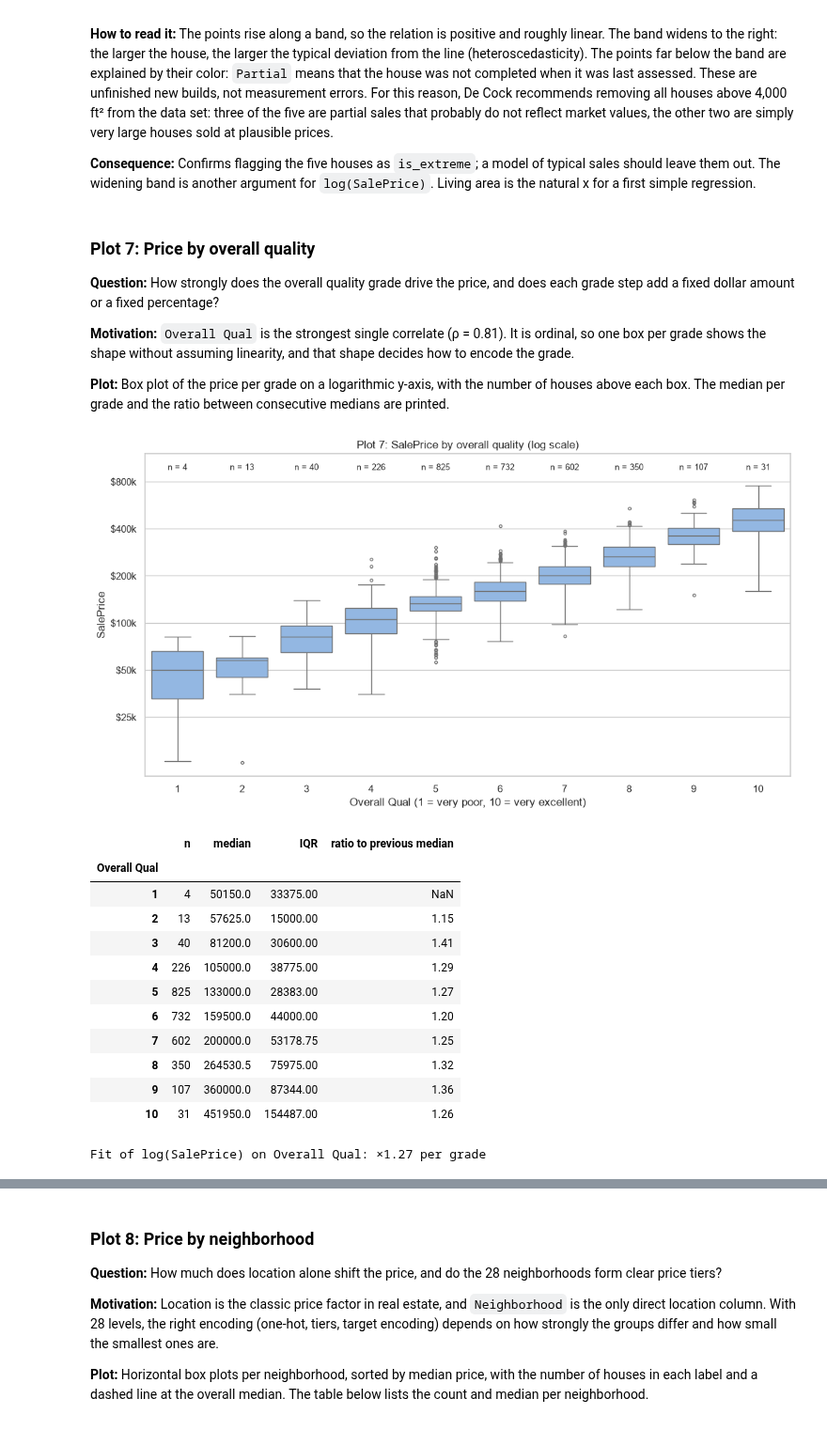
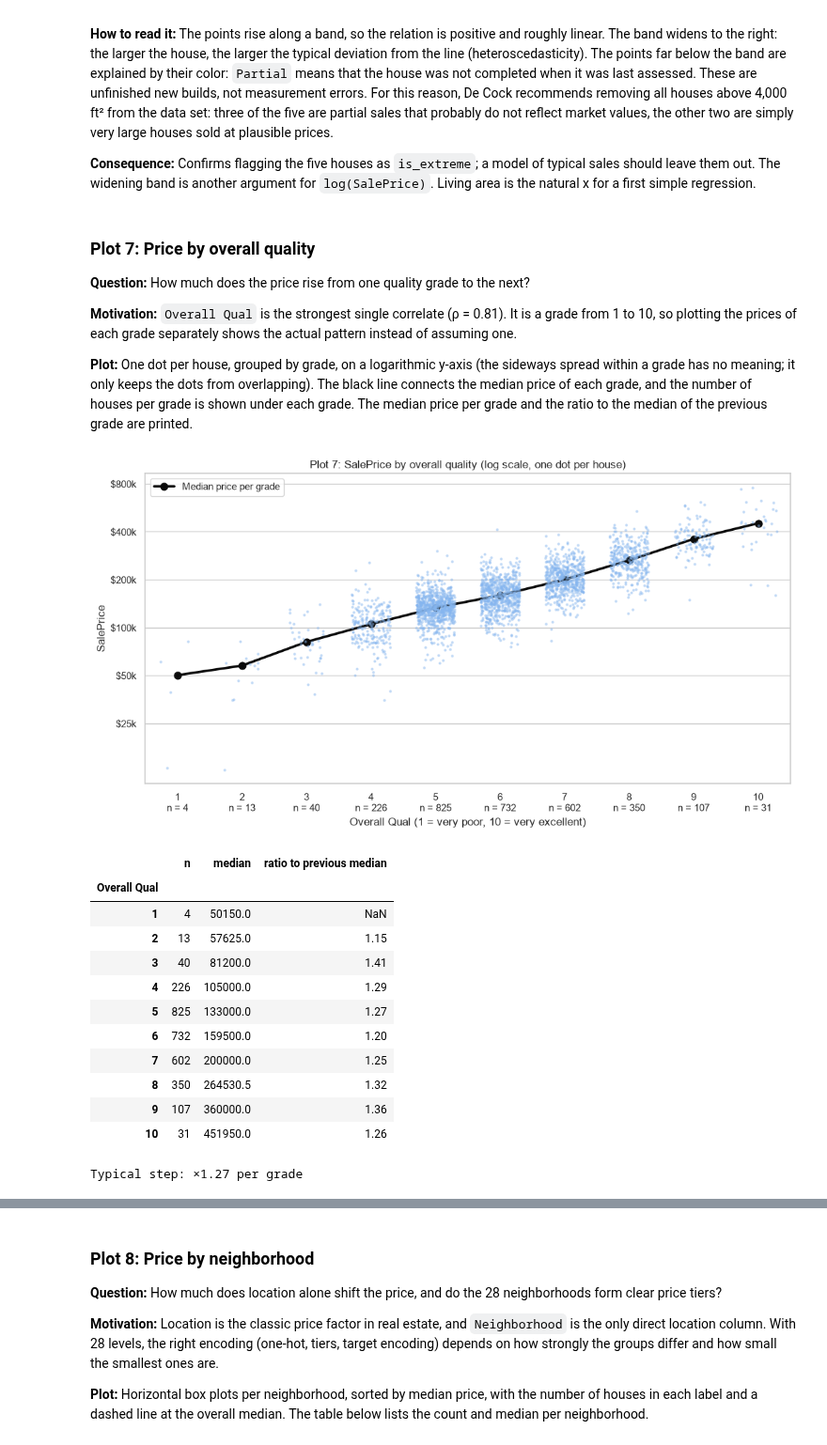
Before and after one commit to AdelinGabriel21/ames-housing-analysis, a Jupyter notebook: notebooks/01_exploratory_data_analysis.ipynb, the cells around one changed output, grey strips where cells are left out. Shown at 94% size. Saved outputs shown, nothing was run; the diff lists cells and outputs as text; code cells hidden in the pictures.

```diff
--- a/notebooks/01_exploratory_data_analysis.ipynb
+++ b/notebooks/01_exploratory_data_analysis.ipynb
@@ -589,54 +589,49 @@ Pearson r (Gr Liv Area, SalePrice): 0.71
 # %% [markdown]
 ### Plot 7: Price by overall quality
 
-**Question:** How strongly does the overall quality grade drive the price, and does each grade step add a fixed dollar amount or a fixed percentage?
+**Question:** How much does the price rise from one quality grade to the next?
 
-**Motivation:** `Overall Qual` is the strongest single correlate (ρ = 0.81). It is ordinal, so one box per grade shows the shape without assuming linearity, and that shape decides how to encode the grade.
+**Motivation:** `Overall Qual` is the strongest single correlate (ρ = 0.81). It is a grade from 1 to 10, so plotting the prices of each grade separately shows the actual pattern instead of assuming one.
 
-**Plot:** Box plot of the price per grade on a logarithmic y-axis, with the number of houses above each box. The median per grade and the ratio between consecutive medians are printed.
+**Plot:** One dot per house, grouped by grade, on a logarithmic y-axis (the sideways spread within a grade has no meaning; it only keeps the dots from overlapping). The black line connects the median price of each grade, and the number of houses per grade is shown under each grade. The median price per grade and the ratio to the median of the previous grade are printed.
 # %%
 fig, ax = plt.subplots(figsize=(11, 6))
-sns.boxplot(data=housing_clean, x="Overall Qual", y=target, color="#86b6ef", fliersize=3, linewidth=1, ax=ax)
+sns.stripplot(data=housing_clean, x="Overall Qual", y=target, color="#86b6ef", alpha=0.5, size=3, jitter=0.3, ax=ax)
+sns.pointplot(data=housing_clean, x="Overall Qual", y=target, estimator="median", errorbar=None, color="#0b0b0b", label="Median price per grade", ax=ax)
 ax.set_yscale("log")
 ax.set_yticks([25_000, 50_000, 100_000, 200_000, 400_000, 800_000])
 ax.yaxis.set_major_formatter(k_dollars)
 ax.yaxis.set_minor_formatter(NullFormatter())
-ax.set_ylim(top=1_200_000)
 
+# Number of houses per grade, written under each grade
 counts = housing_clean["Overall Qual"].value_counts().sort_index()
-for pos, n in enumerate(counts):
-    ax.text(pos, 0.97, f"n = {n}", transform=ax.get_xaxis_transform(), ha="center", va="top", fontsize=9)
+ax.set_xticks(range(len(counts)), [f"{g}\nn = {n}" for g, n in counts.items()])
 
-ax.set_title("Plot 7: SalePrice by overall quality (log scale)")
+ax.set_title("Plot 7: SalePrice by overall quality (log scale, one dot per house)")
 ax.set_xlabel("Overall Qual (1 = very poor, 10 = very excellent)")
 ax.set_ylabel("SalePrice")
+ax.legend(loc="upper left")
 plt.tight_layout()
 plt.show()
 
-grade = housing_clean.groupby("Overall Qual")[target]
-stats = pd.DataFrame({
-    "n": grade.size(),
-    "median": grade.median(),
-    "IQR": grade.quantile(0.75) - grade.quantile(0.25),
-})
+# Median price per grade and the factor from one grade to the next
+stats = housing_clean.groupby("Overall Qual")[target].agg(n="size", median="median")
 stats["ratio to previous median"] = stats["median"] / stats["median"].shift()
 display(stats.round(2))
-
-per_grade = np.exp(np.polyfit(housing_clean["Overall Qual"], np.log(housing_clean[target]), 1)[0])
-print(f"Fit of log(SalePrice) on Overall Qual: ×{per_grade:.2f} per grade")
+print(f"Typical step: ×{stats['ratio to previous median'].median():.2f} per grade")
 # %% [output]
-[figure, old version]
+[figure, new version]
-|  | n | median | IQR | ratio to previous median |
-| Overall Qual |  |  |  |  |
-| 1 | 4 | 50150.0 | 33375.00 | NaN |
-| 2 | 13 | 57625.0 | 15000.00 | 1.15 |
-| 3 | 40 | 81200.0 | 30600.00 | 1.41 |
-| 4 | 226 | 105000.0 | 38775.00 | 1.29 |
-| 5 | 825 | 133000.0 | 28383.00 | 1.27 |
-| 6 | 732 | 159500.0 | 44000.00 | 1.20 |
-| 7 | 602 | 200000.0 | 53178.75 | 1.25 |
-| 8 | 350 | 264530.5 | 75975.00 | 1.32 |
-| 9 | 107 | 360000.0 | 87344.00 | 1.36 |
-| 10 | 31 | 451950.0 | 154487.00 | 1.26 |
+|  | n | median | ratio to previous median |
+| Overall Qual |  |  |  |
+| 1 | 4 | 50150.0 | NaN |
+| 2 | 13 | 57625.0 | 1.15 |
+| 3 | 40 | 81200.0 | 1.41 |
+| 4 | 226 | 105000.0 | 1.29 |
+| 5 | 825 | 133000.0 | 1.27 |
+| 6 | 732 | 159500.0 | 1.20 |
+| 7 | 602 | 200000.0 | 1.25 |
+| 8 | 350 | 264530.5 | 1.32 |
+| 9 | 107 | 360000.0 | 1.36 |
+| 10 | 31 | 451950.0 | 1.26 |
-Fit of log(SalePrice) on Overall Qual: ×1.27 per grade
+Typical step: ×1.27 per grade
 # %% [markdown]
```
Also changed, not shown: parts of 1 cell of this notebook.
